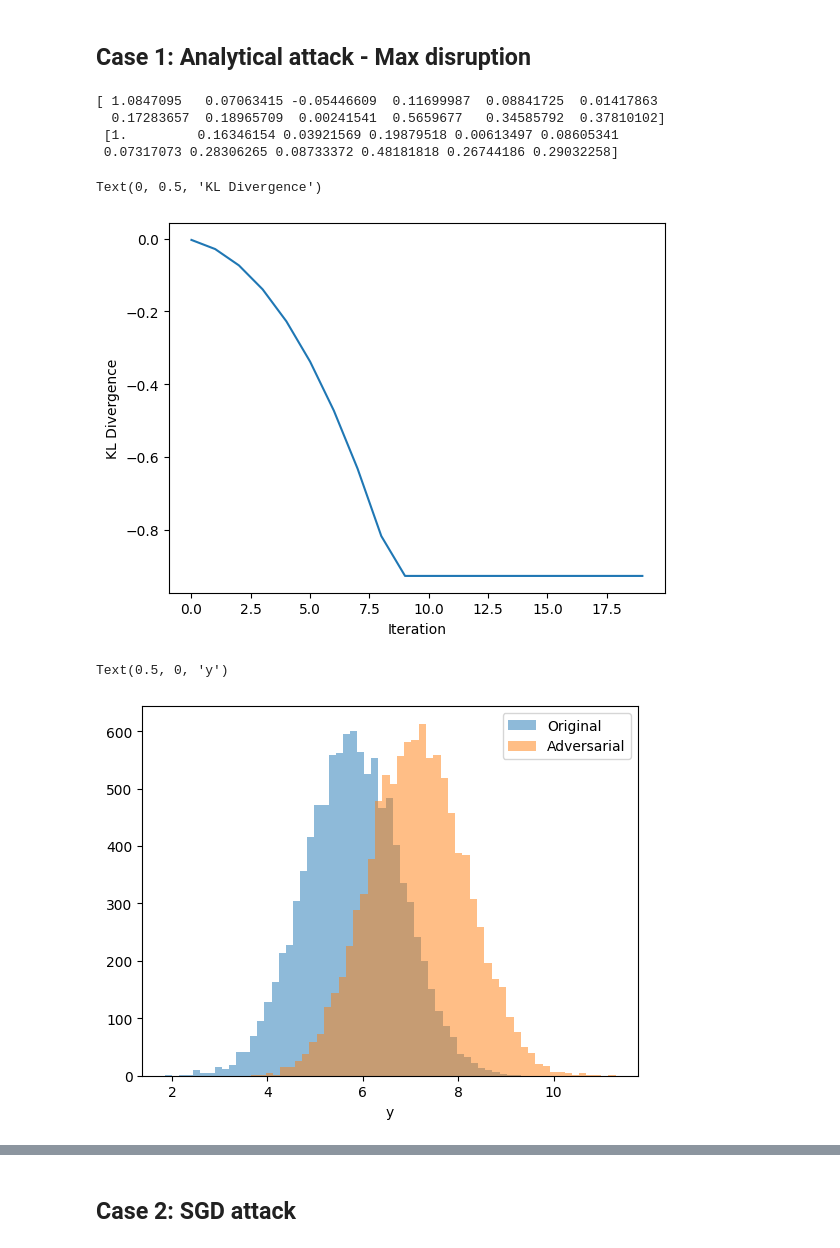
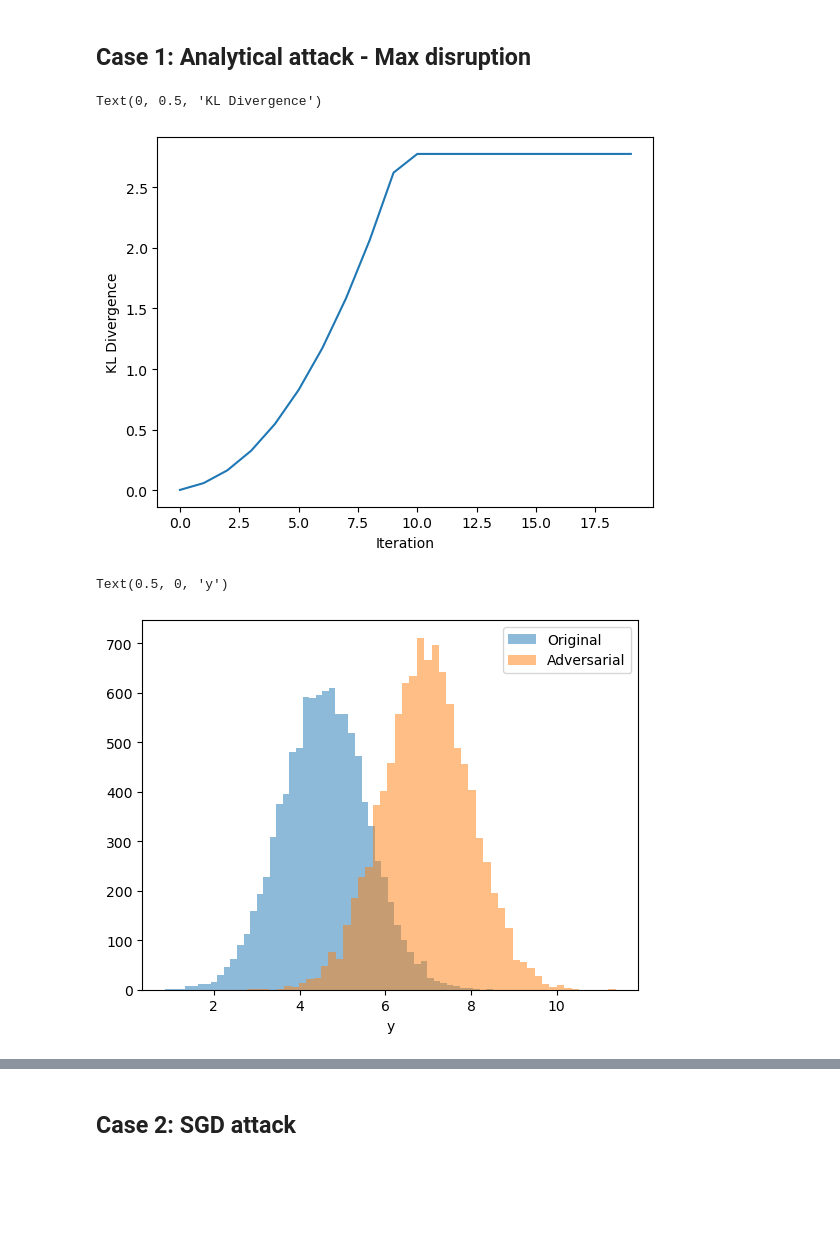
Before and after one commit to pablogarciarce/AdvReg, a Jupyter notebook: notebooks/test_distr_attack.ipynb, the cells around one changed output, grey strips where cells are left out. Saved outputs shown, nothing was run; the diff lists cells and outputs as text; code cells hidden in the pictures; blank space fills up the shorter version.

```diff
--- a/notebooks/test_distr_attack.ipynb
+++ b/notebooks/test_distr_attack.ipynb
@@ -29,9 +32,9 @@ y = data.iloc[:, -1].values
 scaler = MinMaxScaler()
 X_normalized = scaler.fit_transform(X)
 # Add a column of ones for the bias term
-X_ones = np.c_[np.ones(X.shape[0]), X_normalized]
+# X_ones = np.c_[np.ones(X.shape[0]), X_normalized]  # TODO: ATACAMOS INTERCEPTO ?????
 
-X_train, X_test, y_train, y_test = train_test_split(X_ones, y, test_size=0.3, random_state=42)
+X_train, X_test, y_train, y_test = train_test_split(X_normalized, y, test_size=0.3, random_state=42)
 # %% [markdown]
 ## Case 1: Analytical attack - Max disruption
 # %%
@@ -51,8 +54,8 @@ def kl_div(mu_n, lam_n, sigma2, x, x_adv):
     kl = 0.5 * (torch.log(sigma2_D / sigma2_A) + (sigma2_A + (mu_A - mu_D)**2) / sigma2_D - 1)
     return kl
 # %%
-# kl minimization to find adversarial attacked to a trained model
-def kl_minimization(model, x, lr=0.01, n_iter=100, epsilon=.3):
+# kl maximization to find adversarial attacked to a trained model
+def kl_maximization(model, x, lr=0.01, n_iter=100, epsilon=.3):
     x_adv_values = []
     kl_values = []
 
@@ -74,39 +77,32 @@ def kl_minimization(model, x, lr=0.01, n_iter=100, epsilon=.3):
                 x_adv = x + epsilon * (x_adv - x) / torch.norm(x_adv - x, p=2)
 
         x_adv_values.append(x_adv.clone().detach().numpy())
-        kl_values.append(kl.detach().item())
+        kl_values.append(-kl.detach().item())
 
-    return x_adv.detach().numpy(), x_adv_values, kl_values
+    return x_adv.detach(), x_adv_values, kl_values
 # %%
 # Attack example
 x = X_test[17,:].copy()
-x = torch.tensor(x, dtype=torch.float32)
-x_adv_distr, x_adv_values, kl_values = kl_minimization(model, x, epsilon=0.3)
+x = torch.tensor(x, dtype=torch.float32).unsqueeze(1)
+x_adv_distr, x_adv_values, kl_values = kl_maximization(model, x, epsilon=0.3)
-# %%
-print(x_adv_distr, '\n', X_test[17,:])
-# %% [output]
-[ 1.0847095   0.07063415 -0.05446609  0.11699987  0.08841725  0.01417863
-  0.17283657  0.18965709  0.00241541  0.5659677   0.34585792  0.37810102]
- [1.         0.16346154 0.03921569 0.19879518 0.00613497 0.08605341
- 0.07317073 0.28306265 0.08733372 0.48181818 0.26744186 0.29032258]
 # %%
 plt.plot(kl_values[:20])
 plt.xlabel('Iteration')
 plt.ylabel('KL Divergence')
 # %% [output]
 Text(0, 0.5, 'KL Divergence')
-[figure, old version]
+[figure, new version]
 # %%
 plt.hist(model.sample_predictive_distribution(
     x,
     num_samples=10000).numpy(), bins=50, alpha=0.5, label='Original')
 plt.hist(model.sample_predictive_distribution(
-    torch.tensor(x_adv_distr, dtype=torch.float32),
+    x_adv_distr,
     num_samples=10000).numpy(), bins=50, alpha=0.5, label='Adversarial')
 plt.legend()
 plt.xlabel('y')
 # %% [output]
 Text(0.5, 0, 'y')
-[figure, old version]
+[figure, new version]
 # %%
 x = X_test[17,:].copy()
```
Also changed, not shown: parts of 36 cells of this notebook, 1 other file.
